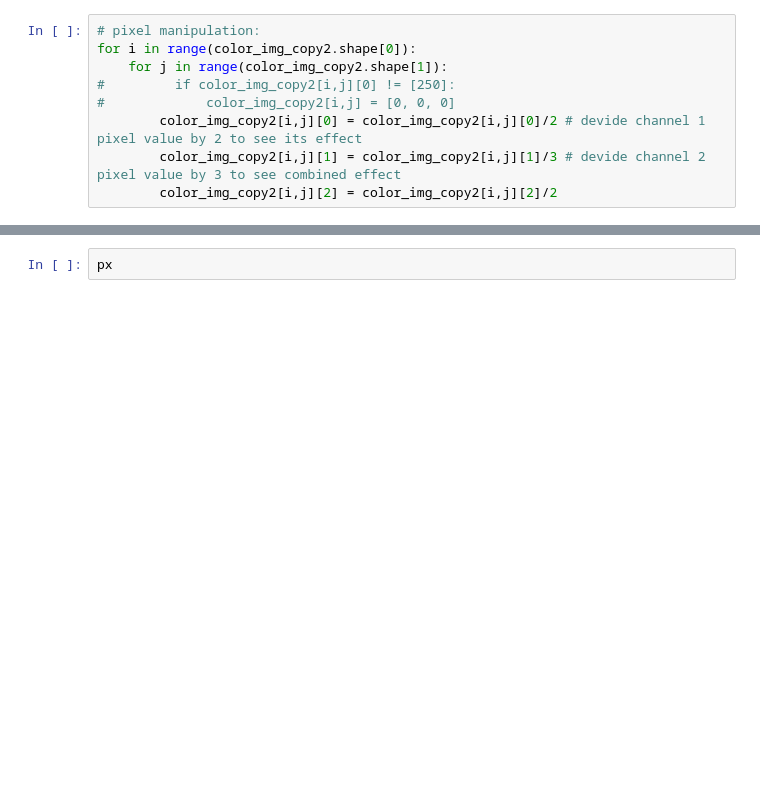
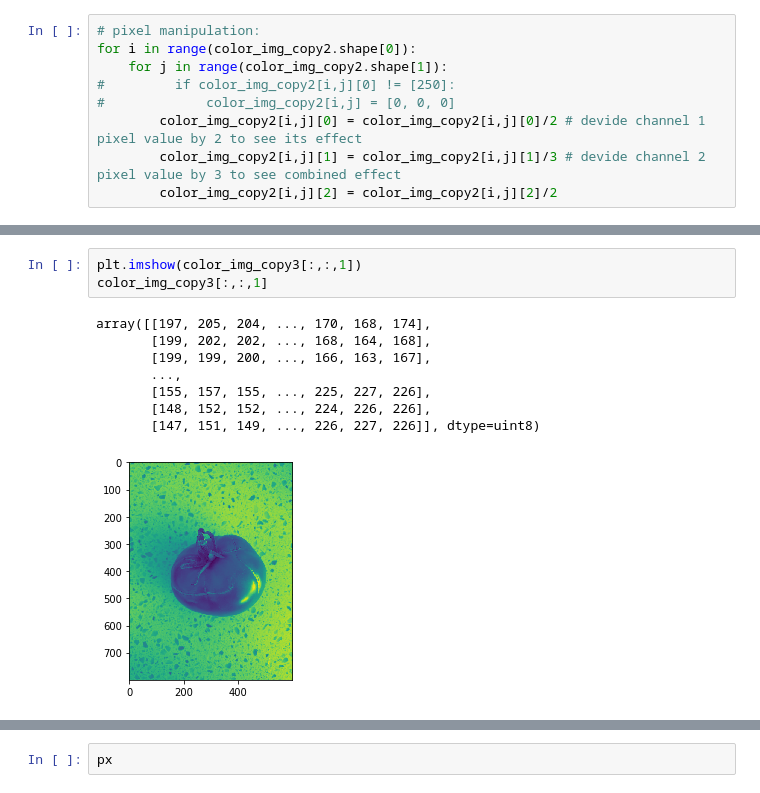
Before and after one commit to tweeraratne/problem-solving, a Jupyter notebook: Code_to_convert_RGB_image_to_Grayscale.ipynb, the cells around one changed output, grey strips where cells are left out. Cells and saved outputs as stored; diff of their text form; blank space fills up the shorter version.

```diff
--- a/Code_to_convert_RGB_image_to_Grayscale.ipynb
+++ b/Code_to_convert_RGB_image_to_Grayscale.ipynb
@@ -120,0 +136,12 @@ plt.imshow(color_img_copy2)
+# %%
+plt.imshow(color_img_copy3[:,:,1])
+color_img_copy3[:,:,1]
+# %% [output]
+array([[197, 205, 204, ..., 170, 168, 174],
+       [199, 202, 202, ..., 168, 164, 168],
+       [199, 199, 200, ..., 166, 163, 167],
+       ...,
+       [155, 157, 155, ..., 225, 227, 226],
+       [148, 152, 152, ..., 224, 226, 226],
+       [147, 151, 149, ..., 226, 227, 226]], dtype=uint8)
+[figure, added]
```
Also changed, not shown: parts of 6 cells of this notebook.
